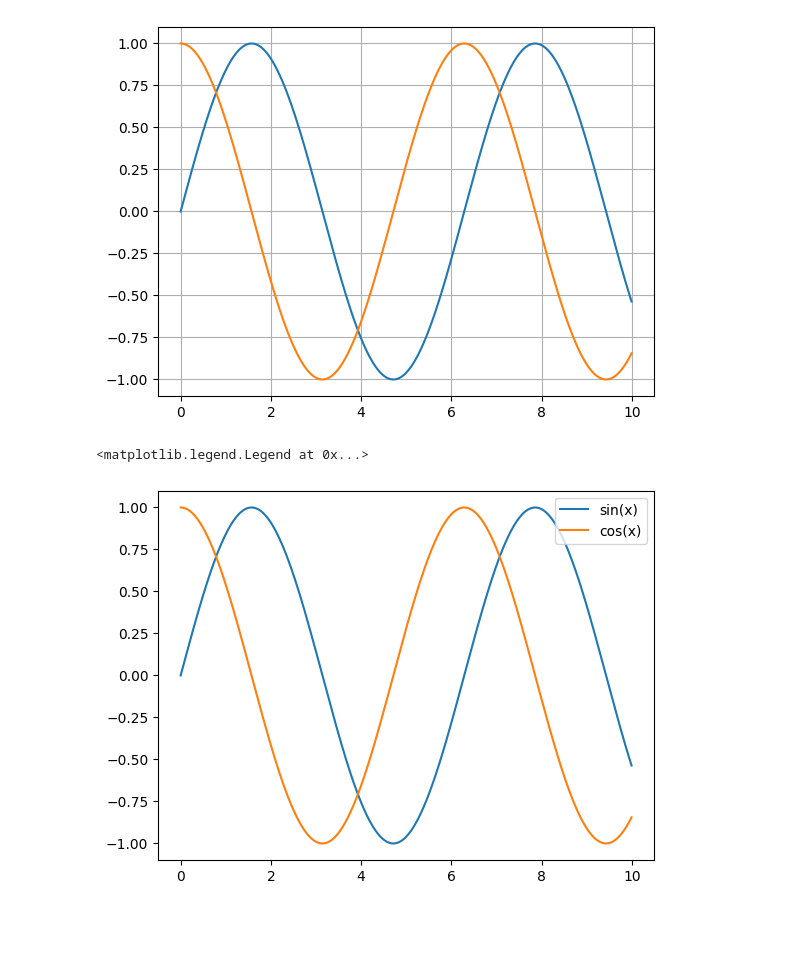
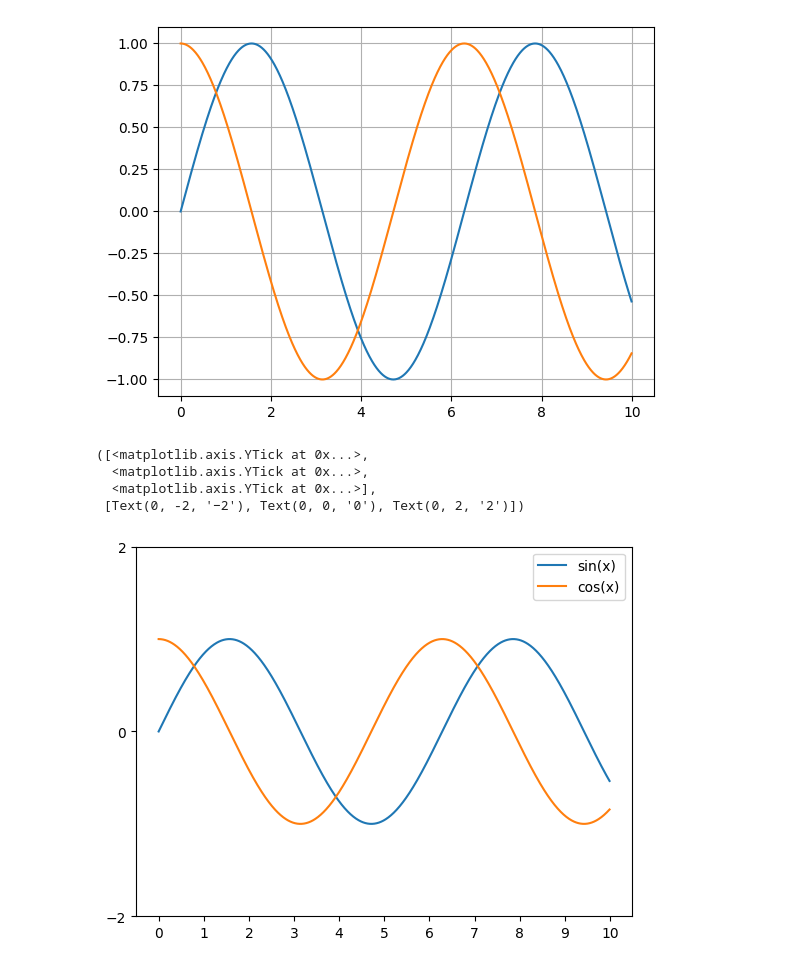
Before and after one commit to NathanAzvdo/DataSciencePy, a Jupyter notebook: plotagem de gráficos/aula17.ipynb, the cells around one changed output. Drawn from its saved outputs; the diff is of its cells as text; code cells hidden in the pictures; blank space fills up the shorter version.

```diff
--- a/plotagem de gráficos/aula17.ipynb
+++ b/plotagem de gráficos/aula17.ipynb
@@ -15,7 +15,12 @@ plt.grid(True)
 # %%
 plt.plot(x,y1, label='sin(x)')
 plt.plot(x,y2, label='cos(x)')
 plt.legend(loc='upper right')
+plt.xticks(range(11))
+plt.yticks([-2,0,2])
 # %% [output]
-<matplotlib.legend.Legend at 0x...>
+([<matplotlib.axis.YTick at 0x...>,
+  <matplotlib.axis.YTick at 0x...>,
+  <matplotlib.axis.YTick at 0x...>],
+ [Text(0, -2, '−2'), Text(0, 0, '0'), Text(0, 2, '2')])
-[figure, old version]
+[figure, new version]
```
Also changed, not shown: parts of 4 cells of this notebook.
